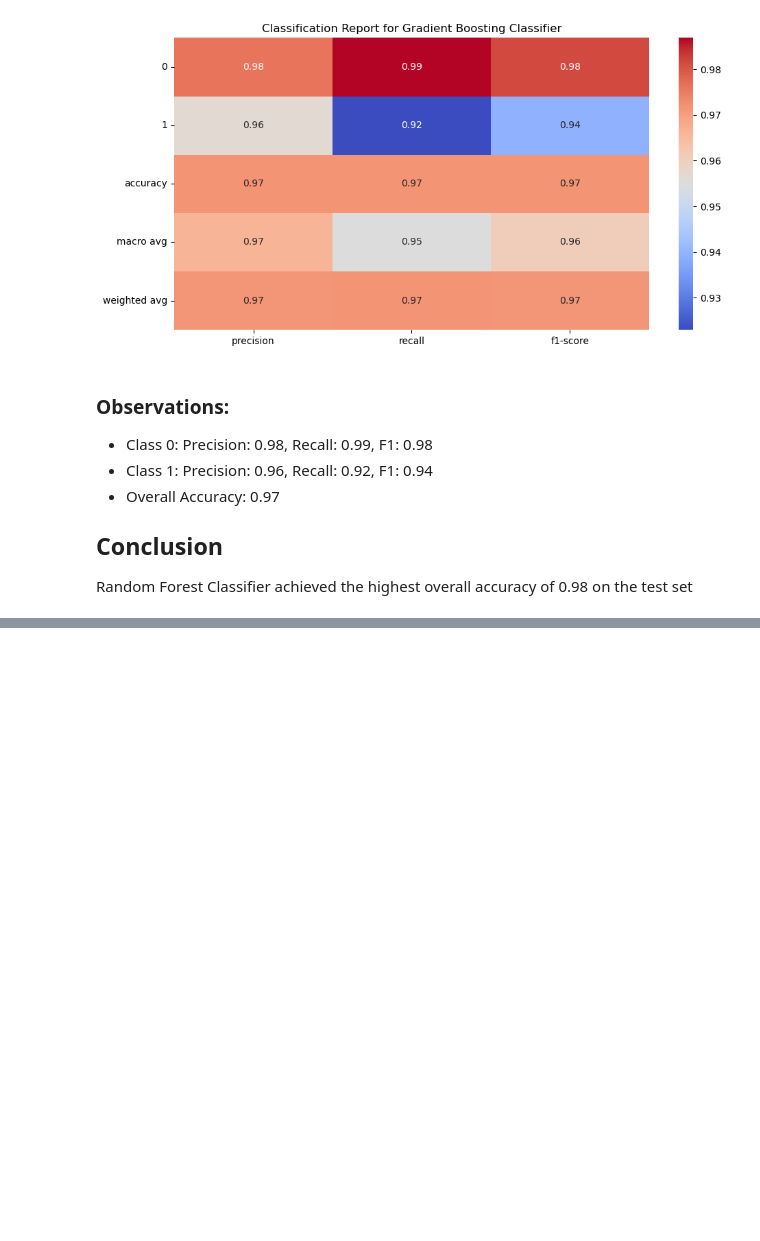
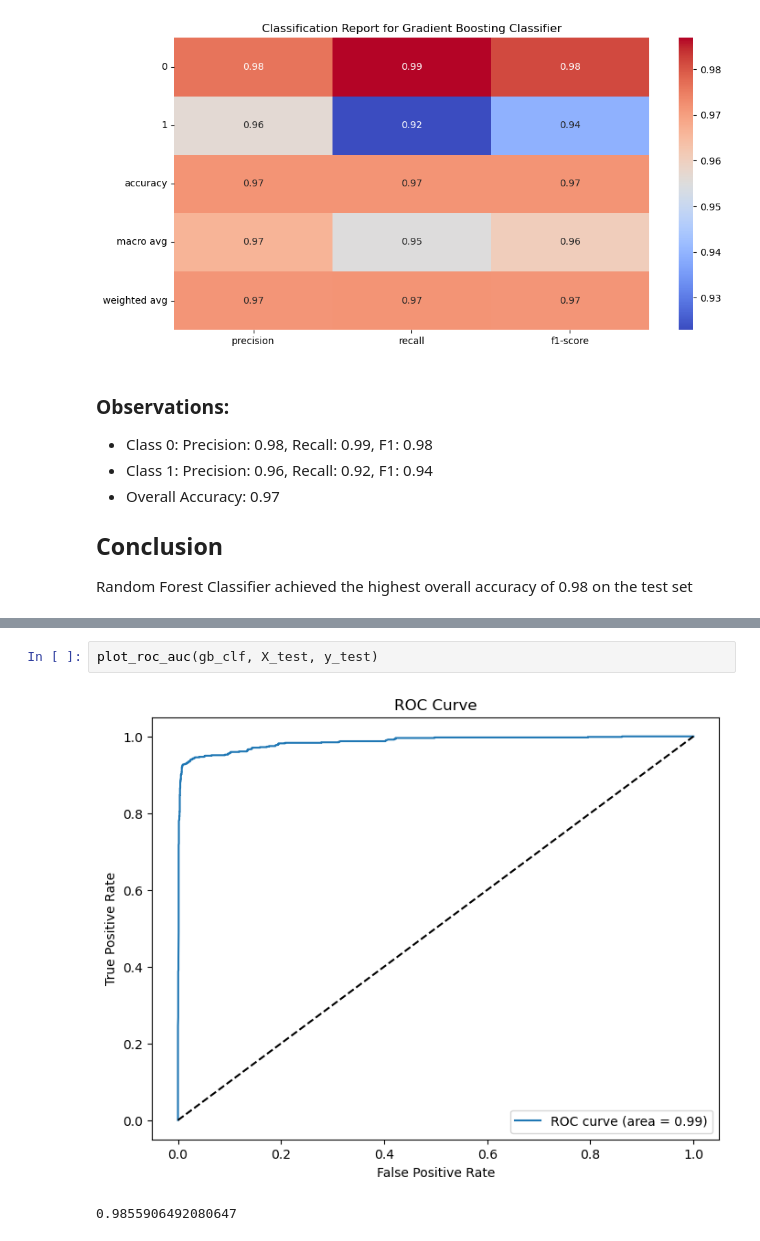
Before and after one commit to khoinguyentm/course-end-3, a Jupyter notebook: main.ipynb, the cells around one changed output, grey strips where cells are left out. Saved outputs shown, nothing was run; the diff lists cells and outputs as text; blank space fills up the shorter version.

```diff
--- a/main.ipynb
+++ b/main.ipynb
@@ -350,0 +399,5 @@ Random Forest Classifier achieved the highest overall accuracy of 0.98 on the te
+# %%
+plot_roc_auc(gb_clf, X_test, y_test)
+# %% [output]
+[figure, added]
+0.9855906492080647
```
Also changed, not shown: parts of 16 cells of this notebook.
